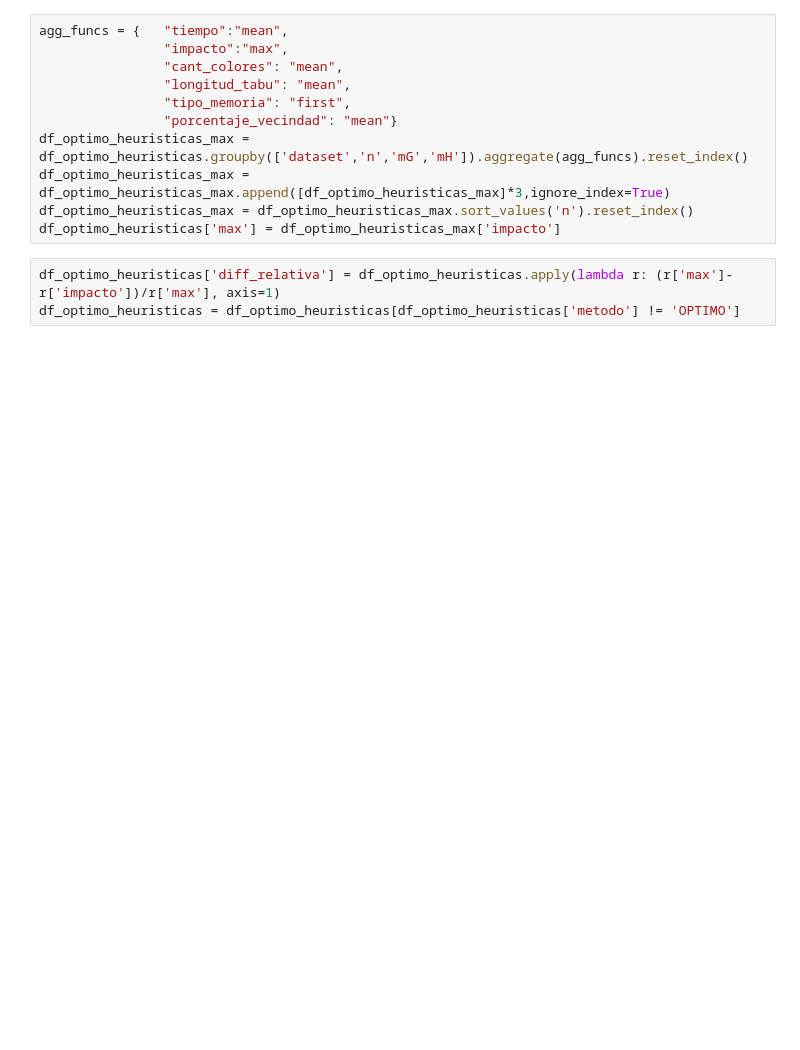
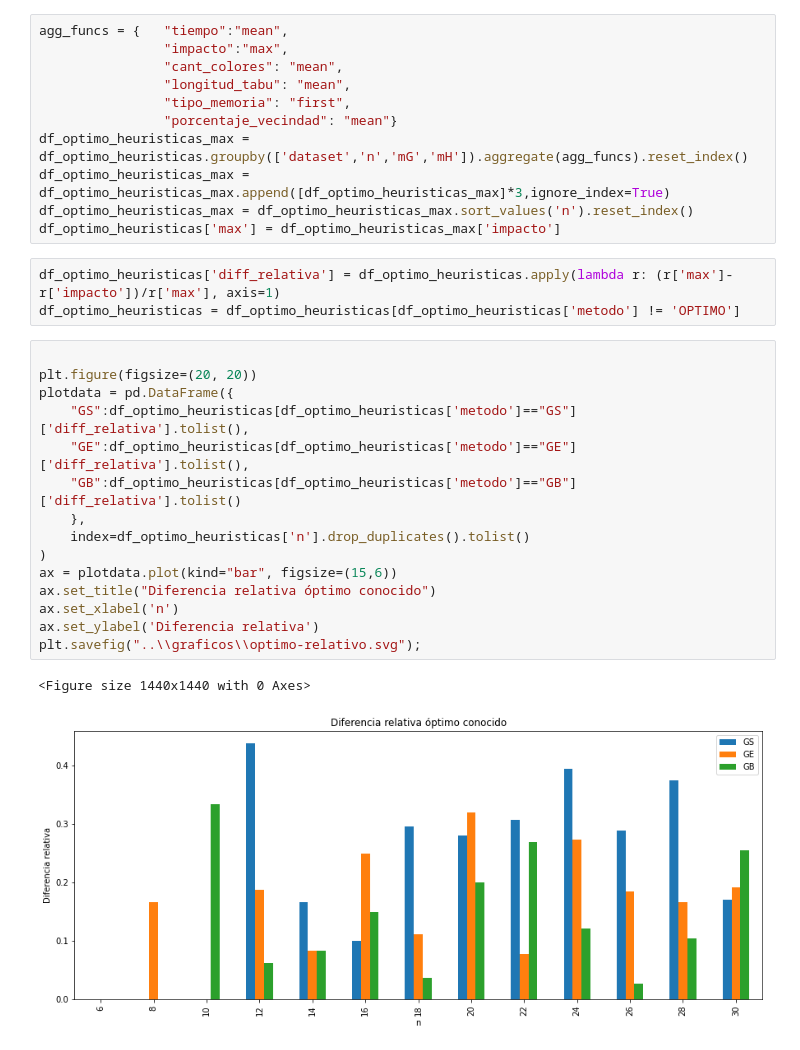
Before and after one commit to ZarthaxX/algo3-tp2, a Jupyter notebook: experimentacion/notebooks/analisis-Tropi.ipynb, the cells around one changed output. Saved outputs shown, nothing was run; the diff lists cells and outputs as text; blank space fills up the shorter version.

```diff
--- a/experimentacion/notebooks/analisis-Tropi.ipynb
+++ b/experimentacion/notebooks/analisis-Tropi.ipynb
@@ -81,5 +83,23 @@ df_optimo_heuristicas['max'] = df_optimo_heuristicas_max['impacto']
 # %%
 df_optimo_heuristicas['diff_relativa'] = df_optimo_heuristicas.apply(lambda r: (r['max']-r['impacto'])/r['max'], axis=1)
 df_optimo_heuristicas = df_optimo_heuristicas[df_optimo_heuristicas['metodo'] != 'OPTIMO']
+# %%
+
+plt.figure(figsize=(20, 20))
+plotdata = pd.DataFrame({
+    "GS":df_optimo_heuristicas[df_optimo_heuristicas['metodo']=="GS"]['diff_relativa'].tolist(),
+    "GE":df_optimo_heuristicas[df_optimo_heuristicas['metodo']=="GE"]['diff_relativa'].tolist(),
+    "GB":df_optimo_heuristicas[df_optimo_heuristicas['metodo']=="GB"]['diff_relativa'].tolist()
+    },
+    index=df_optimo_heuristicas['n'].drop_duplicates().tolist()
+)
+ax = plotdata.plot(kind="bar", figsize=(15,6))
+ax.set_title("Diferencia relativa óptimo conocido")
+ax.set_xlabel('n')
+ax.set_ylabel('Diferencia relativa')
+plt.savefig("..\\graficos\\optimo-relativo.svg");
+# %% [output]
+<Figure size 1440x1440 with 0 Axes>
+[figure, added]
 # %%
 # Acercamos un poco la lupa para ver la diferencia entre BT y BT-O.
```
Also changed, not shown: parts of 10 cells of this notebook, 1 other file.
